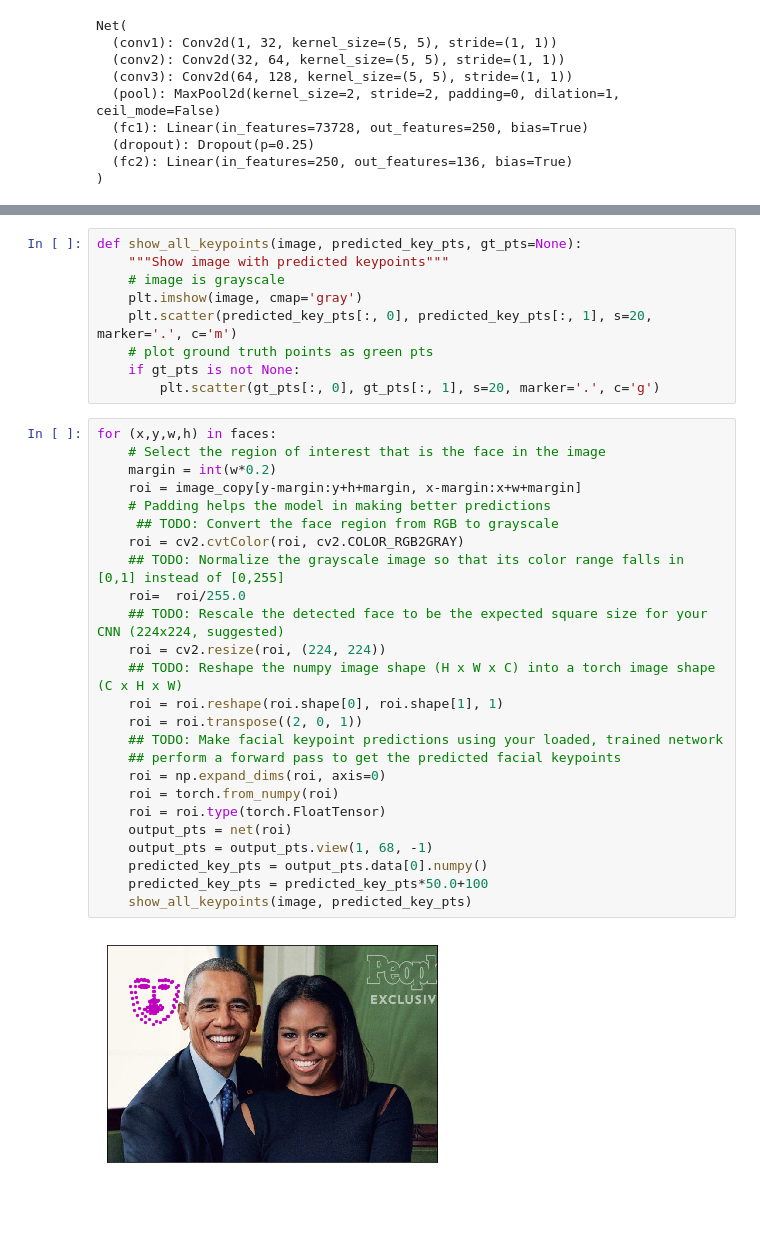
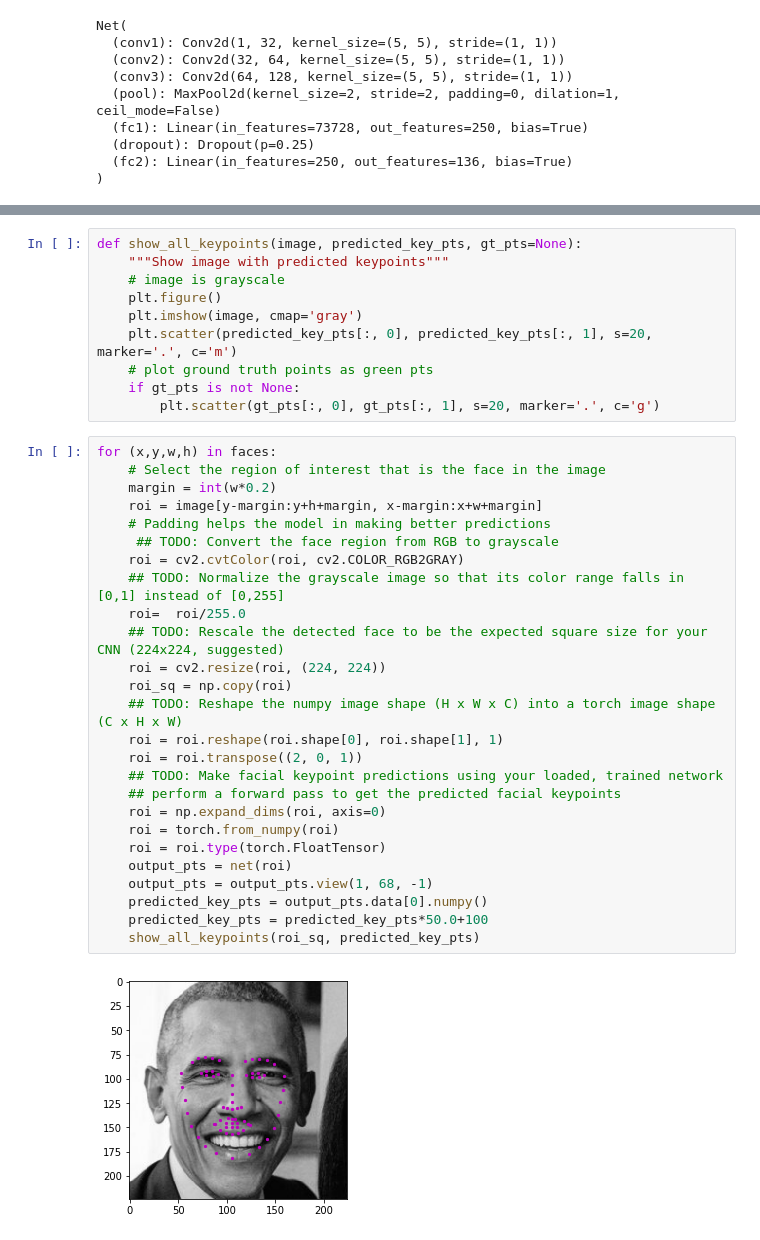
Before and after one commit to madisonestabrook/cv_-facial_keypoint_detection, a Jupyter notebook: 3. Facial Keypoint Detection, Complete Pipeline.ipynb, the cells around one changed output, grey strips where cells are left out. Saved outputs shown, nothing was run; the diff lists cells and outputs as text; blank space fills up the shorter version.

```diff
--- a/3. Facial Keypoint Detection, Complete Pipeline.ipynb
+++ b/3. Facial Keypoint Detection, Complete Pipeline.ipynb
@@ -121,6 +121,7 @@ After each face has been appropriately converted into an input Tensor for your n
 def show_all_keypoints(image, predicted_key_pts, gt_pts=None):
     """Show image with predicted keypoints"""
     # image is grayscale
+    plt.figure()
     plt.imshow(image, cmap='gray')
     plt.scatter(predicted_key_pts[:, 0], predicted_key_pts[:, 1], s=20, marker='.', c='m')
     # plot ground truth points as green pts
@@ -129,27 +130,28 @@ def show_all_keypoints(image, predicted_key_pts, gt_pts=None):
 # %%
 for (x,y,w,h) in faces:
     # Select the region of interest that is the face in the image
     margin = int(w*0.2)
-    roi = image_copy[y-margin:y+h+margin, x-margin:x+w+margin]
+    roi = image[y-margin:y+h+margin, x-margin:x+w+margin]
     # Padding helps the model in making better predictions
      ## TODO: Convert the face region from RGB to grayscale
     roi = cv2.cvtColor(roi, cv2.COLOR_RGB2GRAY)
     ## TODO: Normalize the grayscale image so that its color range falls in [0,1] instead of [0,255]
     roi=  roi/255.0
     ## TODO: Rescale the detected face to be the expected square size for your CNN (224x224, suggested)
     roi = cv2.resize(roi, (224, 224))
+    roi_sq = np.copy(roi)
     ## TODO: Reshape the numpy image shape (H x W x C) into a torch image shape (C x H x W)
     roi = roi.reshape(roi.shape[0], roi.shape[1], 1)
     roi = roi.transpose((2, 0, 1))
     ## TODO: Make facial keypoint predictions using your loaded, trained network
     ## perform a forward pass to get the predicted facial keypoints
     roi = np.expand_dims(roi, axis=0)
     roi = torch.from_numpy(roi)
     roi = roi.type(torch.FloatTensor)
     output_pts = net(roi)
     output_pts = output_pts.view(1, 68, -1)
     predicted_key_pts = output_pts.data[0].numpy()
     predicted_key_pts = predicted_key_pts*50.0+100
-    show_all_keypoints(image, predicted_key_pts)
+    show_all_keypoints(roi_sq, predicted_key_pts)
 # %% [output]
-[figure, old version]
+[figure, new version]
```
Also changed, not shown: parts of 1 cell of this notebook.
